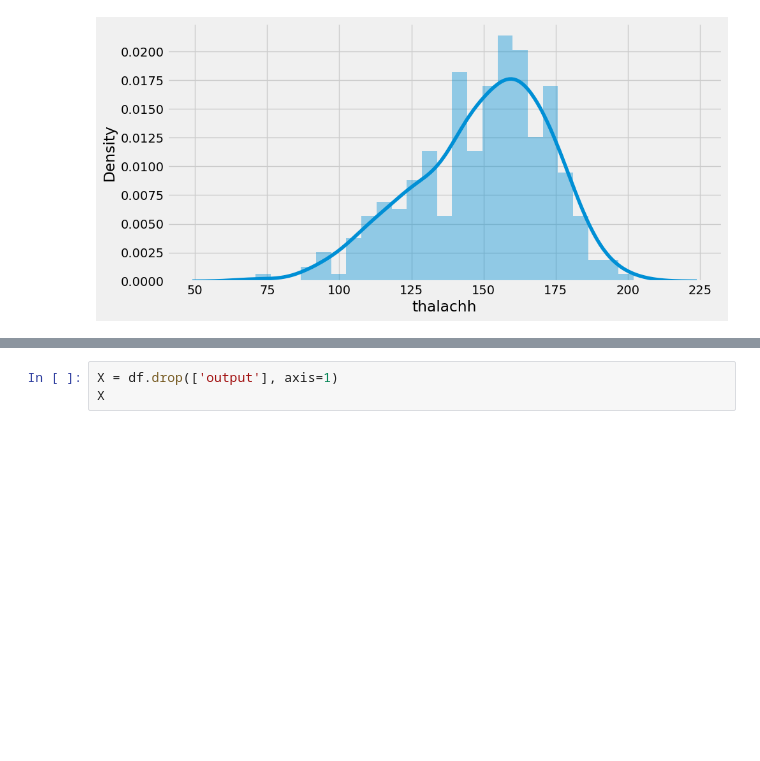
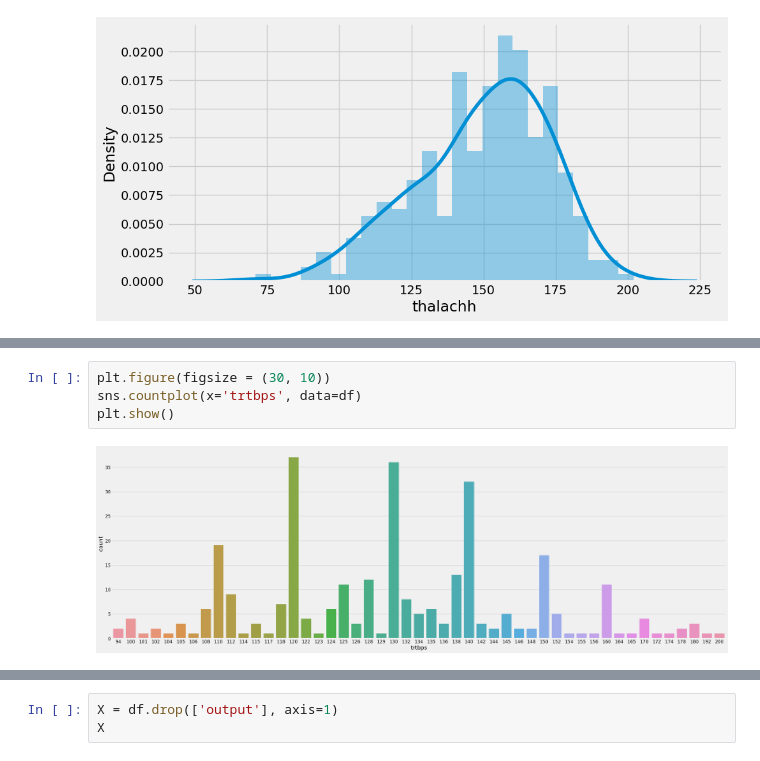
Before and after one commit to Sithysak/Heart-Attack-Prediction, a Jupyter notebook: Predict Heart Attack.ipynb, the cells around one changed output, grey strips where cells are left out. Cells and saved outputs as stored; diff of their text form; blank space fills up the shorter version.

```diff
--- a/Predict Heart Attack.ipynb
+++ b/Predict Heart Attack.ipynb
@@ -231,0 +245,6 @@ plt.show()
+# %%
+plt.figure(figsize = (30, 10))
+sns.countplot(x='trtbps', data=df)
+plt.show()
+# %% [output]
+[figure, added]
```
Also changed, not shown: parts of 12 cells of this notebook.
